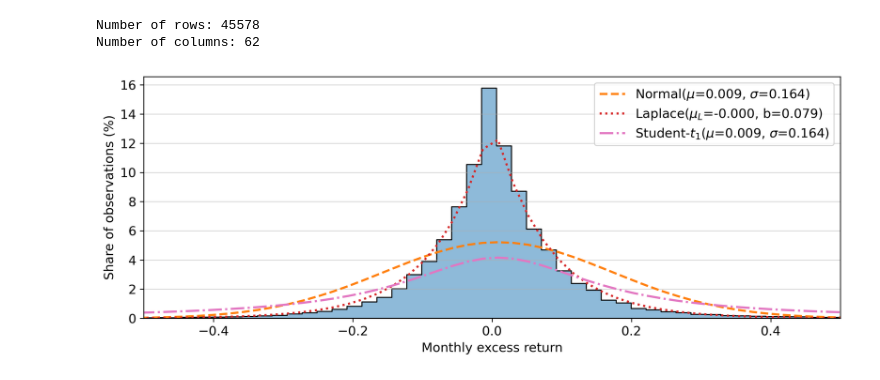
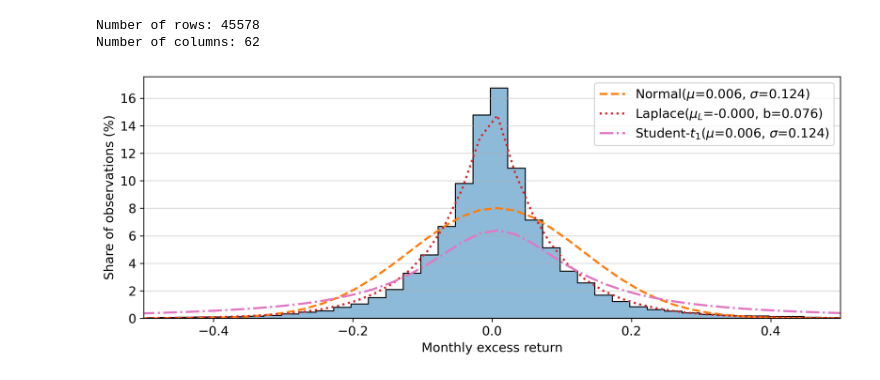
Before and after one commit to johanoelgaard/MastersThesis, a Jupyter notebook: dataprocessing.ipynb, the cells around one changed output. Cells and saved outputs as stored; diff of their text form; code cells hidden in the pictures.

```diff
--- a/dataprocessing.ipynb
+++ b/dataprocessing.ipynb
@@ -355,6 +353,8 @@ df.drop(columns=['NACE'], inplace=True)
 # month_dummies = pd.get_dummies(df['timestamp'].dt.month, prefix='month', drop_first=True)
 # df = pd.concat([df, month_dummies], axis=1)
 
+df = df[df['target'] <= 1.5]
+
 # save the data
 df.to_csv('data/data.csv', index=False)
 # %%
@@ -365,7 +365,7 @@ mu,    sigma  = data.mean(),  data.std(ddof=0)
 mu_lap        = np.median(data)
 b_lap         = np.mean(np.abs(data - mu_lap)) # sigma/np.sqrt(2)
 nu            = 1
-bins = 500
+bins = 100
 
 # figure
 fig, ax = plt.subplots()
@@ -383,34 +383,34 @@ sns.histplot(
 )
 
 # x-grid for the pdf curves
 x = np.linspace(data.min(), data.max(), bins)
 scale = 100 * (x.max() - x.min()) / bins
 
 # overlays
 pdf_gauss = (1/(sigma*np.sqrt(2*np.pi))) * np.exp(-0.5 * ((x - mu)/sigma)**2)
 ax.plot(x, scale * pdf_gauss, "C1--", lw=2,
         label=rf"Normal($\mu$={mu:.3f}, $\sigma$={sigma:.3f})")
 
 pdf_lap = (1/(2*b_lap)) * np.exp(-np.abs(x - mu_lap)/b_lap)
 ax.plot(x, scale * pdf_lap, "C3:", lw=2,
         label=rf"Laplace($\mu_L$={mu_lap:.3f}, b={b_lap:.3f})")
 
 pdf_t = student_t.pdf(x, df=nu, loc=mu, scale=sigma)  # or your helper
 ax.plot(x, scale * pdf_t, "C6-.", lw=2,
         label=rf"Student-$t_{{{nu}}}$($\mu$={mu:.3f}, $\sigma$={sigma:.3f})")
 
 ax.set(
     xlabel="Monthly excess return",
     ylabel="Share of observations (%)",
     xlim=(-0.5, 0.5),
 )
 ax.legend()
 ax.grid(axis="y", alpha=0.5)
 fig.tight_layout()
 fig.savefig("figs/target_distribution.png", dpi=300)
 plt.show()
 # %% [output]
-[figure, old version]
+[figure, new version]
 # %%
 # drop non-predictor and boolean columns
 cols_to_drop = ['ticker', 'timestamp'] + [c for c in df.columns if c.startswith('NACE_')]
```
Also changed, not shown: parts of 1 cell of this notebook, 29 other files.
